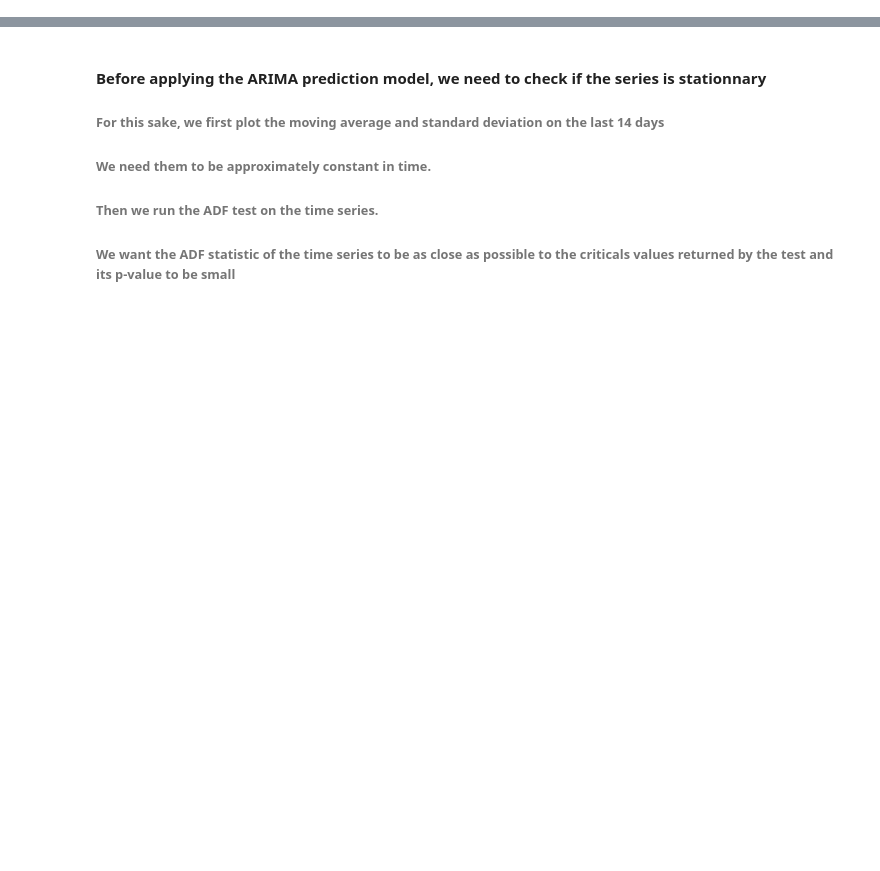
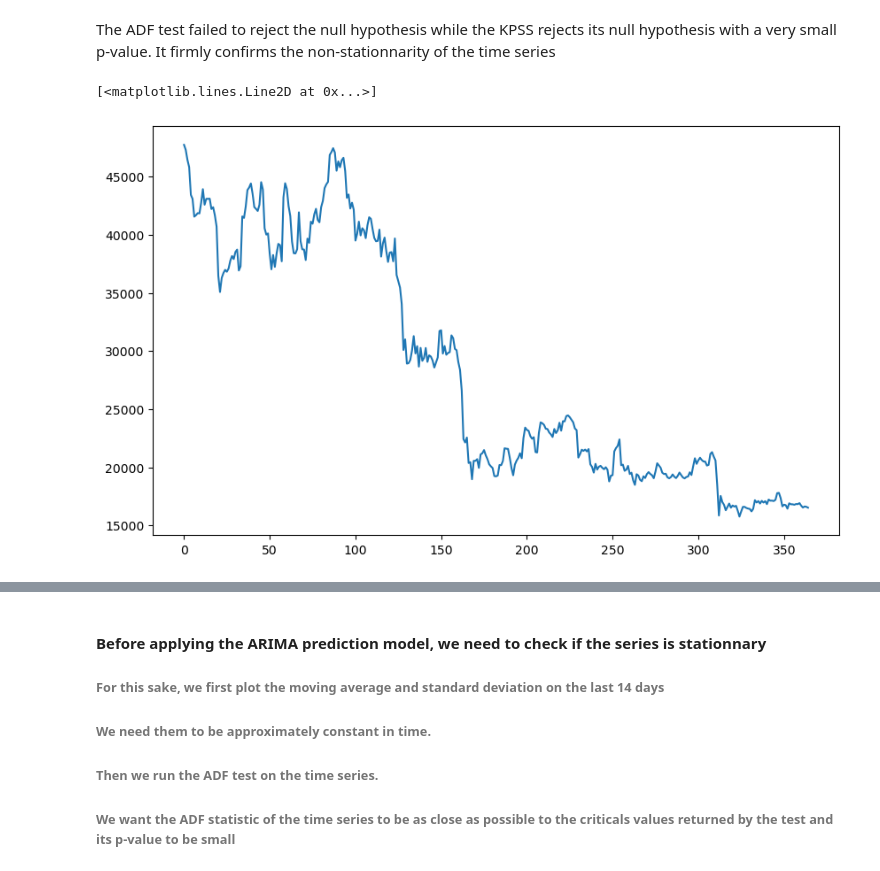
Before and after one commit to MohamedKeteb/Crypto_project, a Jupyter notebook: arima_model.ipynb, the cells around one changed output, grey strips where cells are left out. Saved outputs shown, nothing was run; the diff lists cells and outputs as text; code cells hidden in the pictures; blank space fills up the shorter version.

Commit message:
Visualizing and stationnarity check

```diff
--- a/arima_model.ipynb
+++ b/arima_model.ipynb
@@ -24,5 +25,5 @@ import arima_module as am
 
 symbol = 'BTC/USD'
 interval = '1day'
-start_date = '2018-01-01 00:00:00'
-end_date = '2020-12-31 00:00:00'
+start_date = '2022-01-01 00:00:00'
+end_date = '2022-12-31 00:00:00'
@@ -50,0 +30,20 @@ KeyError: 'price'
+# %%
+# Fast checking the data values #
+
+data = load_data(symbol, start_date, end_date, interval)
+
+
+def add_arima_indicators(data,price, period) :
+
+    ma = data[str(price)].rolling(window=period).mean().dropna()
+    mstd = data[str(price)].rolling(window=period).std().dropna()
+    data = pd.DataFrame(data.loc[period-1:])
+
+    data['ma'] = ma
+    data['mstd'] = mstd
+
+    return data.reset_index().drop('index', axis=1)
+
+data = add_arima_indicators(data, "close", period = 14)
+
+data.head(n = 10)
@@ -50,0 +141,8 @@ KeyError: 'price'
+# %% [markdown]
+The ADF test failed to reject the null hypothesis while the KPSS rejects its null hypothesis with a very small p-value. It firmly confirms the non-stationnarity of the time series
+# %%
+fig, ax = plt.subplots(figsize=(10,6), dpi =100)
+ax.plot(data.index, data["close"])
+# %% [output]
+[<matplotlib.lines.Line2D at 0x...>]
+[figure, added]
```
Also changed, not shown: parts of 11 cells of this notebook, 2 other files.
